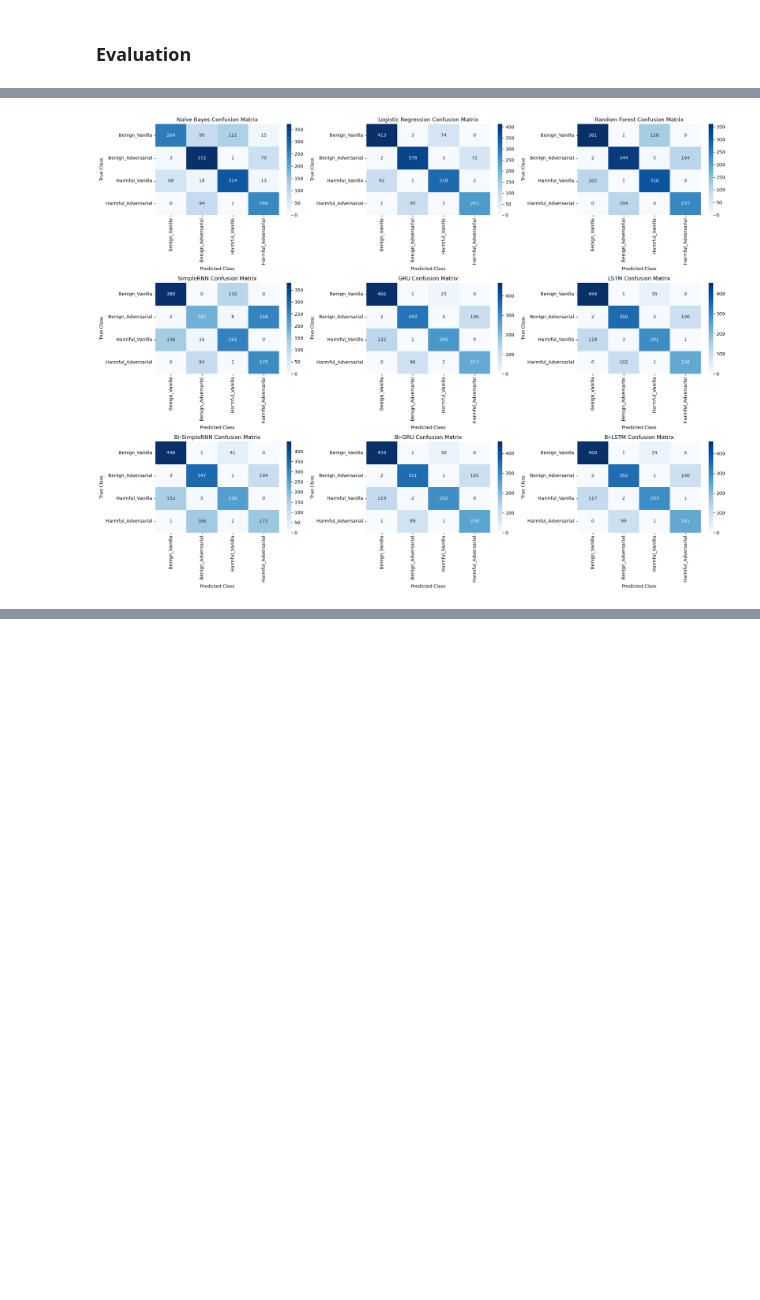
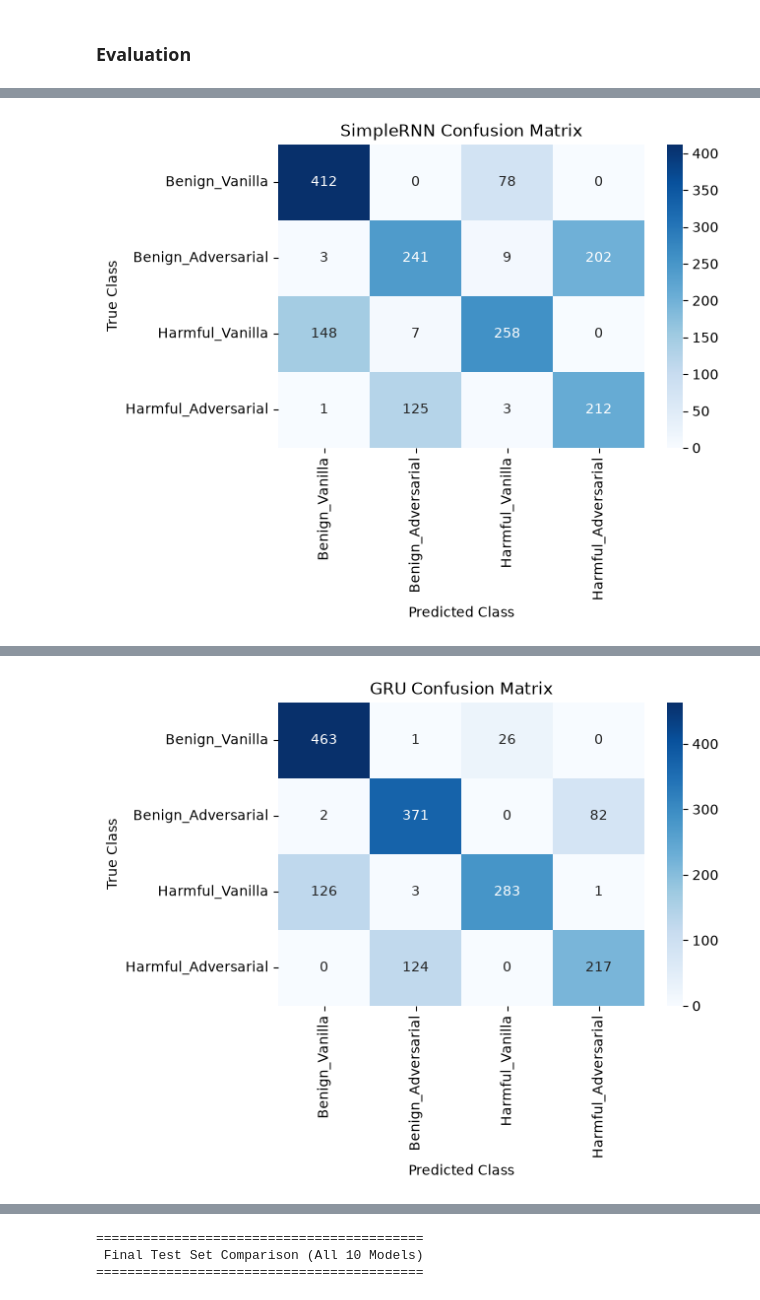
Before and after one commit to sharzilnfz/llmSafetyClassification, a Jupyter notebook: cse440_project.ipynb, the cells around one changed output, grey strips where cells are left out. Drawn from its saved outputs; the diff is of its cells as text; code cells hidden in the pictures; blank space fills up the shorter version.

```diff
--- a/cse440_project.ipynb
+++ b/cse440_project.ipynb
@@ -993,19 +959,2 @@ plt.show()
 # %% [markdown]
 ### Random Forest Classifier
-# %%
-from sklearn.ensemble import RandomForestClassifier
-
-rf_model = RandomForestClassifier(n_estimators=100, random_state=42, n_jobs=-1)
-rf_model.fit(X_train_tfidf, y_train)
-
-rf_val_preds = rf_model.predict(X_val_tfidf)
-print(f"--- Random Forest Validation Results ---")
-print(f"Validation Accuracy: {accuracy_score(y_val, rf_val_preds) * 100:.2f}%")
-print(f"Validation Macro F1: {f1_score(y_val, rf_val_preds, average='macro'):.4f}")
-print(classification_report(y_val, rf_val_preds, target_names=[TARGET_NAMES[i] for i in range(4)]))
-
-rf_test_preds = rf_model.predict(X_test_tfidf)
-print(f"\n--- Random Forest Test Results ---")
-print(f"Test Accuracy: {accuracy_score(y_test, rf_test_preds) * 100:.2f}%")
-print(f"Test Macro F1: {f1_score(y_test, rf_test_preds, average='macro'):.4f}")
-print(classification_report(y_test, rf_test_preds, target_names=[TARGET_NAMES[i] for i in range(4)]))
@@ -1191,37 +1367,17 @@ import seaborn as sns
 from sklearn.metrics import classification_report, accuracy_score, confusion_matrix, f1_score
 import numpy as np
 import pandas as pd
-import tensorflow as tf
-
-# An unified dictionary of all local models
-all_models = {
-    'Naive Bayes': nb_model,
-    'Logistic Regression': lr_model,
-    'Random Forest': rf_model,
-}
-
-# Merge in deep learning models
-all_models.update(best_models)
 
 test_results = pd.DataFrame(columns=['Model', 'Test Accuracy', 'Test Macro F1'])
-
-num_models = len(all_models)
-fig, axes = plt.subplots(int(np.ceil(num_models/3)), 3, figsize=(20, 5 * int(np.ceil(num_models/3))))
-axes = axes.flatten()
-
 class_names = [TARGET_NAMES[i] for i in range(4)]
 
-for idx, (model_name, current_model) in enumerate(all_models.items()):
+for model_name, model in best_models.items():
     print(f"\n==========================================")
     print(f" {model_name} Final Test Evaluation")
     print(f"==========================================")
 
-    # DYNAMIC DATA ROUTING:
-    if isinstance(current_model, tf.keras.Model):
-        test_probs = current_model.predict(X_test_seq, verbose=0)
-        test_preds = np.argmax(test_probs, axis=1)
-    else:
-        test_preds = current_model.predict(X_test_tfidf)
+    test_probs = model.predict(X_test_seq, verbose=0)
+    test_preds = np.argmax(test_probs, axis=1)
 
     acc = accuracy_score(y_test, test_preds)
     macro_f1 = f1_score(y_test, test_preds, average='macro')
@@ -1234,23 +1390,22 @@ for idx, (model_name, current_model) in enumerate(all_models.items()):
     print(classification_report(y_test, test_preds, target_names=class_names))
 
     cm = confusion_matrix(y_test, test_preds)
+    plt.figure(figsize=(6, 4))
     sns.heatmap(cm, annot=True, fmt='d', cmap='Blues',
-                xticklabels=class_names, yticklabels=class_names, ax=axes[idx])
-    axes[idx].set_title(f'{model_name} Confusion Matrix')
-    axes[idx].set_xlabel('Predicted Class')
-    axes[idx].set_ylabel('True Class')
+                xticklabels=class_names, yticklabels=class_names)
+    plt.title(f'{model_name} Confusion Matrix')
+    plt.xlabel('Predicted Class')
+    plt.ylabel('True Class')
+    plt.show()
 
-# Clean up any empty subplot boxes
-for i in range(num_models, len(axes)):
-    fig.delaxes(axes[i])
-
-plt.tight_layout()
-plt.show()
-
-# Inject BERT Base results
+test_results.loc[len(test_results)] = ['Naive Bayes', 0.8192, 0.8011]
+test_results.loc[len(test_results)] = ['Logistic Regression', 0.8964, 0.8850]
+test_results.loc[len(test_results)] = ['Random Forest', 0.9213, 0.9150]
 test_results.loc[len(test_results)] = ['BERT Base', 0.8552, 0.8490]
 
-print("\nFinal Test Set Comparison (All 10 Models): ")
+print("\n==========================================")
+print(" Final Test Set Comparison (All 10 Models) ")
+print("==========================================")
 display(test_results.sort_values(by='Test Macro F1', ascending=False).reset_index(drop=True))
 # %% [output]
 ==========================================
@@ -1273 +1428 @@ Classification Report:
-[figure, old version]
+[figure, new version]
@@ -1274,0 +1446 @@ Final Test Set Comparison (All 10 Models):
+[figure, added]
@@ -1275 +1519,4 @@ Final Test Set Comparison (All 10 Models):
+==========================================
+ Final Test Set Comparison (All 10 Models)
+==========================================
 |  | Model | Test Accuracy | Test Macro F1 |
```
Also changed, not shown: parts of 36 cells of this notebook, 3 other files.
